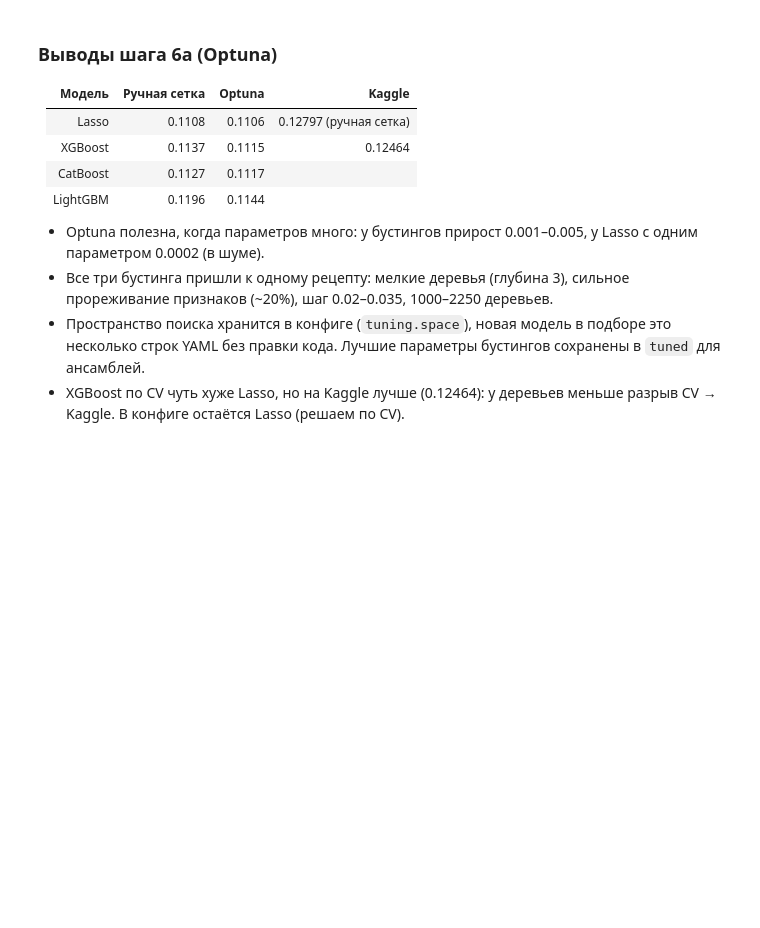
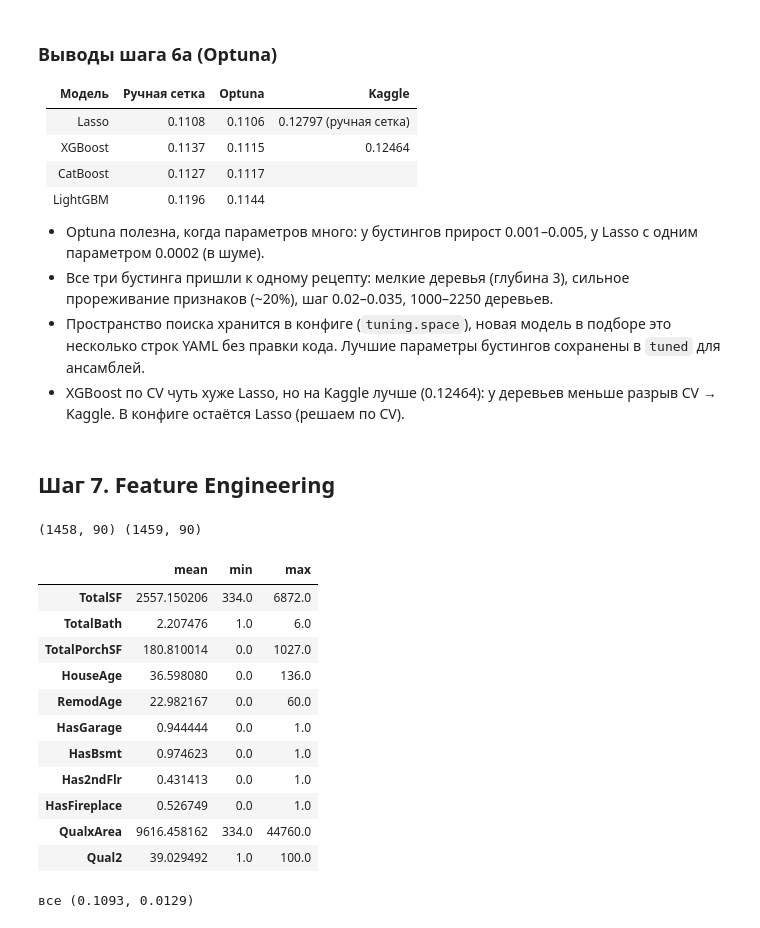
Before and after one commit to dakrilo/kaggle-house-prices, a Jupyter notebook: experiments.ipynb, the cells around one changed output. Saved outputs shown, nothing was run; the diff lists cells and outputs as text; code cells hidden in the pictures; blank space fills up the shorter version.

Commit message:
Feature engineering: 11 features in add_features, keep Qual2, HasGarage, HasBsmt

```diff
--- a/experiments.ipynb
+++ b/experiments.ipynb
@@ -451,3 +451,25 @@ save_submission(test_ids, test_pred, cfg, "xgb_optuna")
 - Все три бустинга пришли к одному рецепту: мелкие деревья (глубина 3), сильное прореживание признаков (~20%), шаг 0.02–0.035, 1000–2250 деревьев.
 - Пространство поиска хранится в конфиге (`tuning.space`), новая модель в подборе это несколько строк YAML без правки кода. Лучшие параметры бустингов сохранены в `tuned` для ансамблей.
 - XGBoost по CV чуть хуже Lasso, но на Kaggle лучше (0.12464): у деревьев меньше разрыв CV → Kaggle. В конфиге остаётся Lasso (решаем по CV).
+# %% [markdown]
+## Шаг 7. Feature Engineering
+# %%
+# 7.1 Новые признаки посчитались
+new_features = ["TotalSF", "TotalBath", "TotalPorchSF", "HouseAge", "RemodAge",
+                "HasGarage", "HasBsmt", "Has2ndFlr", "HasFireplace", "QualxArea", "Qual2"]
+print(X.shape, X_test.shape)
+X[new_features].describe().T[["mean", "min", "max"]]
+# %% [output]
+(1458, 90) (1459, 90)
+|  | mean | min | max |
+| TotalSF | 2557.150206 | 334.0 | 6872.0 |
+| TotalBath | 2.207476 | 1.0 | 6.0 |
+| TotalPorchSF | 180.810014 | 0.0 | 1027.0 |
+| HouseAge | 36.598080 | 0.0 | 136.0 |
+| RemodAge | 22.982167 | 0.0 | 60.0 |
+| HasGarage | 0.944444 | 0.0 | 1.0 |
+| HasBsmt | 0.974623 | 0.0 | 1.0 |
+| Has2ndFlr | 0.431413 | 0.0 | 1.0 |
+| HasFireplace | 0.526749 | 0.0 | 1.0 |
+| QualxArea | 9616.458162 | 334.0 | 44760.0 |
+| Qual2 | 39.029492 | 1.0 | 100.0 |
@@ -453,0 +487,5 @@ save_submission(test_ids, test_pred, cfg, "xgb_optuna")
+# %%
+# 7.2 Lasso: все 11 новых признаков сразу
+print("все", run_model(with_features(config, fe_numeric, fe_log), "lasso_fe_all"))
+# %% [output]
+все (0.1093, 0.0129)
```
Also changed, not shown: parts of 6 cells of this notebook, 2 other files.
